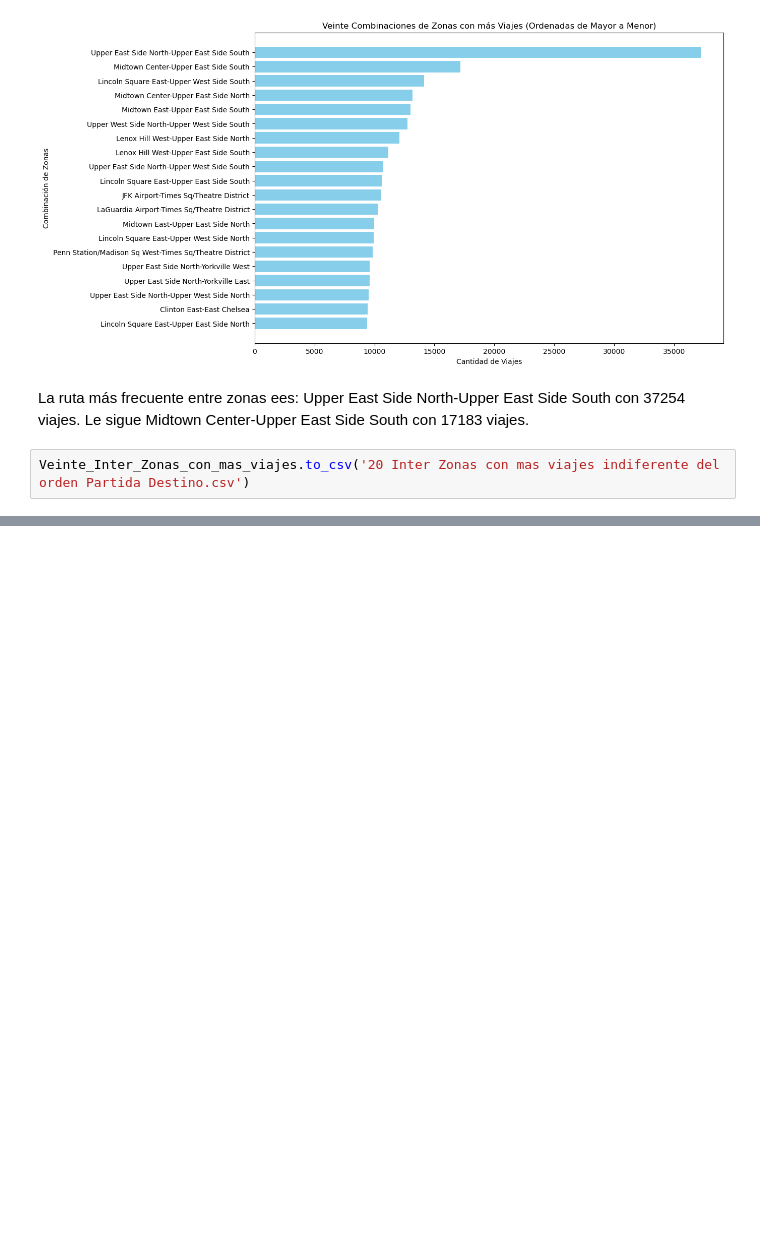
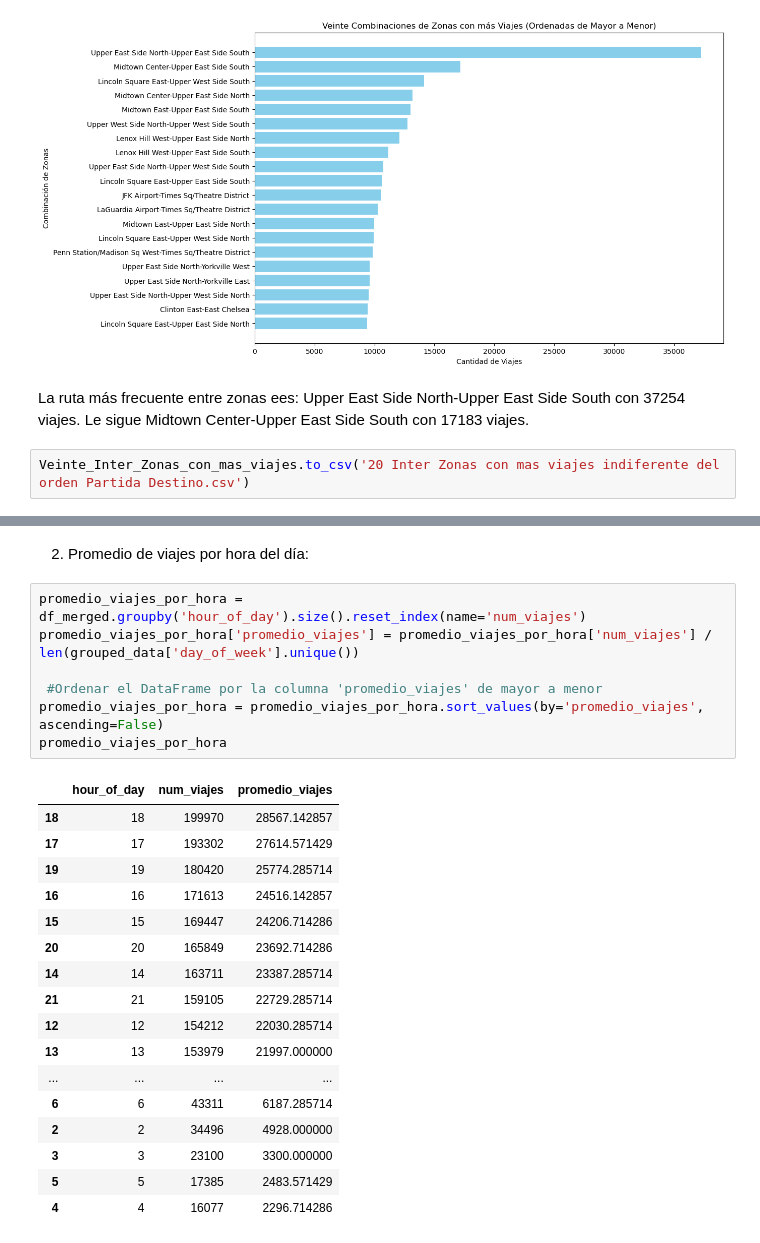
Before and after one commit to rominaEsc/New_York_City_Greenhouse_Gas_Emissions_Analysis, a Jupyter notebook: Metricas.ipynb, the cells around one changed output, grey strips where cells are left out. Cells and saved outputs as stored; diff of their text form; blank space fills up the shorter version.

```diff
--- a/Metricas.ipynb
+++ b/Metricas.ipynb
@@ -416,0 +465,27 @@ Veinte_Inter_Zonas_con_mas_viajes.to_csv('20 Inter Zonas con mas viajes indifere
+# %% [markdown]
+2. Promedio de viajes por hora del día:
+# %%
+promedio_viajes_por_hora = df_merged.groupby('hour_of_day').size().reset_index(name='num_viajes')
+promedio_viajes_por_hora['promedio_viajes'] = promedio_viajes_por_hora['num_viajes'] / len(grouped_data['day_of_week'].unique())
+
+ #Ordenar el DataFrame por la columna 'promedio_viajes' de mayor a menor
+promedio_viajes_por_hora = promedio_viajes_por_hora.sort_values(by='promedio_viajes', ascending=False)
+promedio_viajes_por_hora
+# %% [output]
+|  | hour_of_day | num_viajes | promedio_viajes |
+| 18 | 18 | 199970 | 28567.142857 |
+| 17 | 17 | 193302 | 27614.571429 |
+| 19 | 19 | 180420 | 25774.285714 |
+| 16 | 16 | 171613 | 24516.142857 |
+| 15 | 15 | 169447 | 24206.714286 |
+| 20 | 20 | 165849 | 23692.714286 |
+| 14 | 14 | 163711 | 23387.285714 |
+| 21 | 21 | 159105 | 22729.285714 |
+| 12 | 12 | 154212 | 22030.285714 |
+| 13 | 13 | 153979 | 21997.000000 |
+| ... | ... | ... | ... |
+| 6 | 6 | 43311 | 6187.285714 |
+| 2 | 2 | 34496 | 4928.000000 |
+| 3 | 3 | 23100 | 3300.000000 |
+| 5 | 5 | 17385 | 2483.571429 |
+| 4 | 4 | 16077 | 2296.714286 |
```
Also changed, not shown: parts of 13 cells of this notebook.
